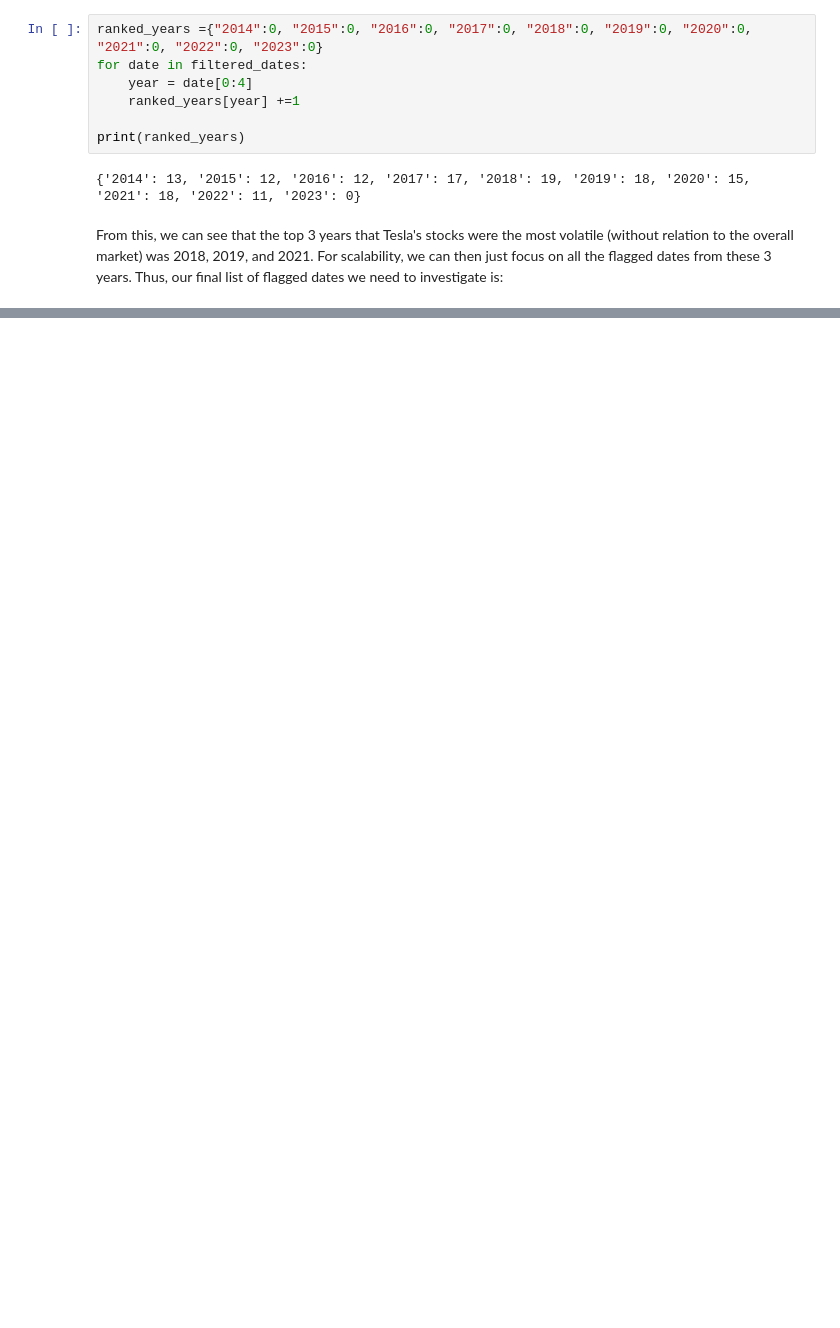
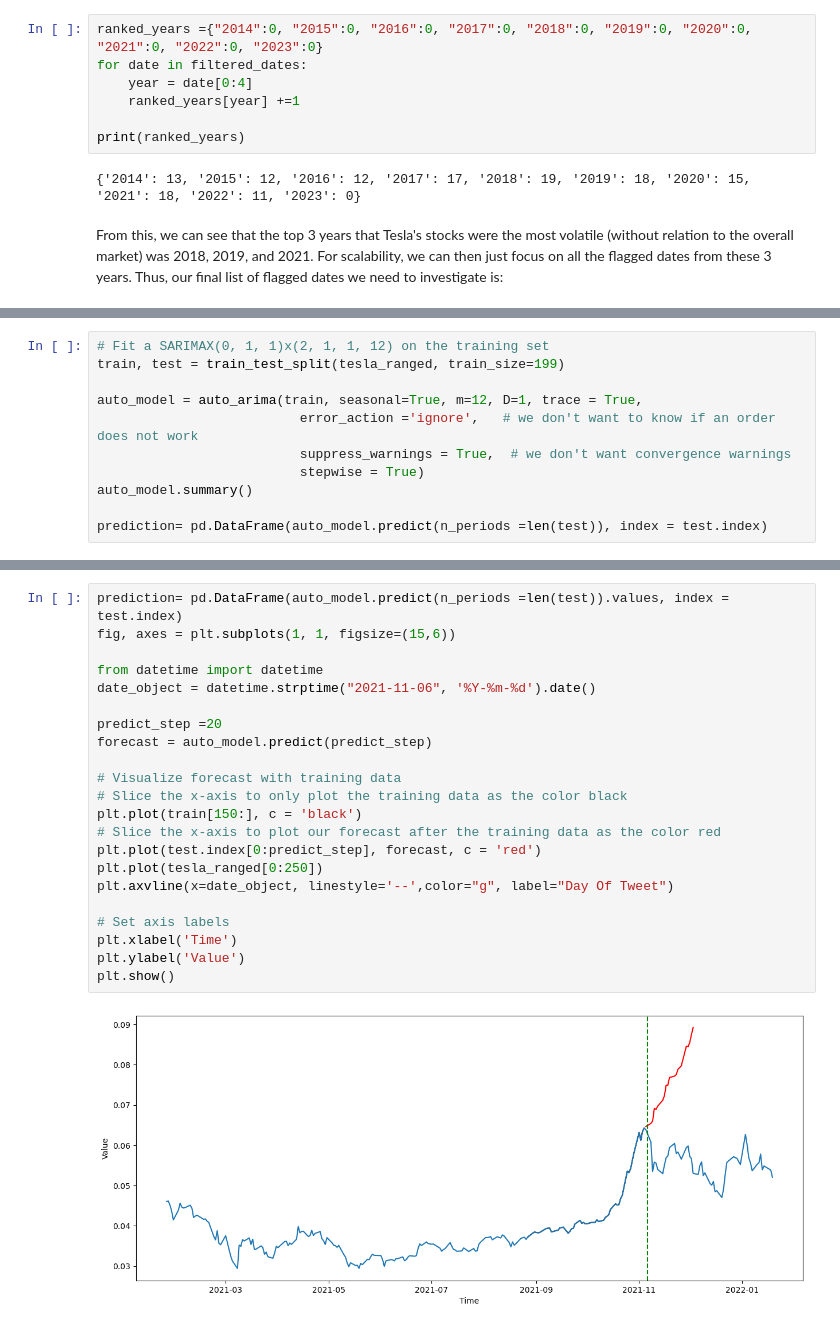
Before and after one commit to olincollege/twitter-vs-stock, a Jupyter notebook: finplotREADME.ipynb, the cells around one changed output, grey strips where cells are left out. Drawn from its saved outputs; the diff is of its cells as text; blank space fills up the shorter version.

```diff
--- a/finplotREADME.ipynb
+++ b/finplotREADME.ipynb
@@ -171,0 +250,11 @@ print(final_dates)
+# %%
+# Fit a SARIMAX(0, 1, 1)x(2, 1, 1, 12) on the training set
+train, test = train_test_split(tesla_ranged, train_size=199)
+
+auto_model = auto_arima(train, seasonal=True, m=12, D=1, trace = True,
+                          error_action ='ignore',   # we don't want to know if an order does not work
+                          suppress_warnings = True,  # we don't want convergence warnings
+                          stepwise = True)
+auto_model.summary()
+
+prediction= pd.DataFrame(auto_model.predict(n_periods =len(test)), index = test.index)
@@ -171,0 +279,24 @@ print(final_dates)
+# %%
+prediction= pd.DataFrame(auto_model.predict(n_periods =len(test)).values, index = test.index)
+fig, axes = plt.subplots(1, 1, figsize=(15,6))
+
+from datetime import datetime
+date_object = datetime.strptime("2021-11-06", '%Y-%m-%d').date()
+
+predict_step =20
+forecast = auto_model.predict(predict_step)
+
+# Visualize forecast with training data
+# Slice the x-axis to only plot the training data as the color black
+plt.plot(train[150:], c = 'black')
+# Slice the x-axis to plot our forecast after the training data as the color red
+plt.plot(test.index[0:predict_step], forecast, c = 'red')
+plt.plot(tesla_ranged[0:250])
+plt.axvline(x=date_object, linestyle='--',color="g", label="Day Of Tweet")
+
+# Set axis labels
+plt.xlabel('Time')
+plt.ylabel('Value')
+plt.show()
+# %% [output]
+[figure, added]
```
Also changed, not shown: parts of 10 cells of this notebook.
